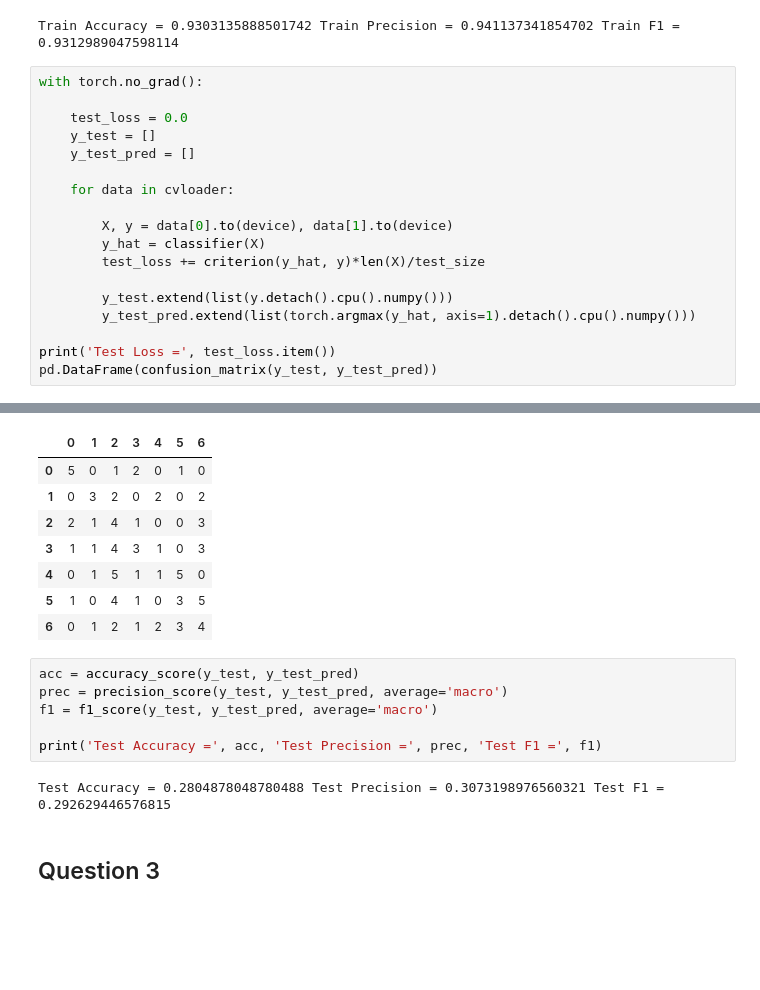
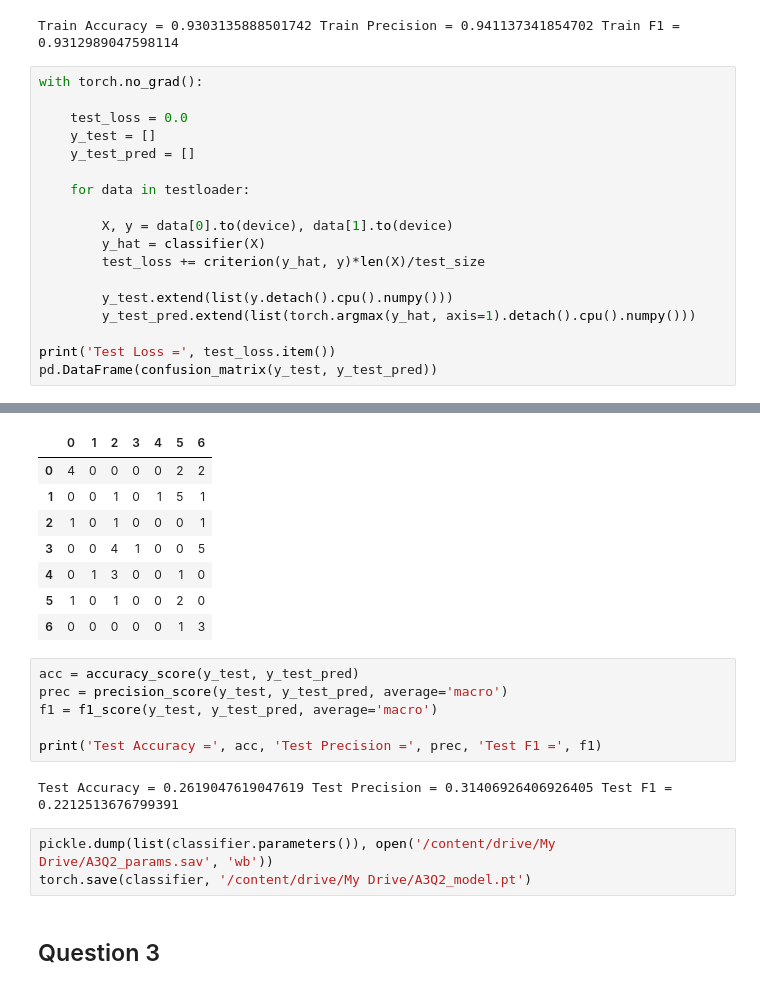
Before and after one commit to TheOneCodeGuy/Convolution-Neural-Networks, a Jupyter notebook: Q1_Q2_Q3.ipynb, the cells around one changed output, grey strips where cells are left out. Saved outputs shown, nothing was run; the diff lists cells and outputs as text; blank space fills up the shorter version.

Commit message:
Stored trained models

```diff
--- a/Q1_Q2_Q3.ipynb
+++ b/Q1_Q2_Q3.ipynb
@@ -1072,7 +1070,7 @@ with torch.no_grad():
     y_test = []
     y_test_pred = []
 
-    for data in cvloader:
+    for data in testloader:
 
         X, y = data[0].to(device), data[1].to(device)
         y_hat = classifier(X)
@@ -1088,11 +1086,11 @@ Test Loss = 4.930881977081299
 |  | 0 | 1 | 2 | 3 | 4 | 5 | 6 |
-| 0 | 5 | 0 | 1 | 2 | 0 | 1 | 0 |
-| 1 | 0 | 3 | 2 | 0 | 2 | 0 | 2 |
-| 2 | 2 | 1 | 4 | 1 | 0 | 0 | 3 |
-| 3 | 1 | 1 | 4 | 3 | 1 | 0 | 3 |
-| 4 | 0 | 1 | 5 | 1 | 1 | 5 | 0 |
-| 5 | 1 | 0 | 4 | 1 | 0 | 3 | 5 |
-| 6 | 0 | 1 | 2 | 1 | 2 | 3 | 4 |
+| 0 | 4 | 0 | 0 | 0 | 0 | 2 | 2 |
+| 1 | 0 | 0 | 1 | 0 | 1 | 5 | 1 |
+| 2 | 1 | 0 | 1 | 0 | 0 | 0 | 1 |
+| 3 | 0 | 0 | 4 | 1 | 0 | 0 | 5 |
+| 4 | 0 | 1 | 3 | 0 | 0 | 1 | 0 |
+| 5 | 1 | 0 | 1 | 0 | 0 | 2 | 0 |
+| 6 | 0 | 0 | 0 | 0 | 0 | 1 | 3 |
 # %%
 acc = accuracy_score(y_test, y_test_pred)
 prec = precision_score(y_test, y_test_pred, average='macro')
@@ -1100,7 +1098,10 @@ f1 = f1_score(y_test, y_test_pred, average='macro')
 
 print('Test Accuracy =', acc, 'Test Precision =', prec, 'Test F1 =', f1)
 # %% [output]
-Test Accuracy = 0.2804878048780488 Test Precision = 0.3073198976560321 Test F1 = 0.292629446576815
+Test Accuracy = 0.2619047619047619 Test Precision = 0.31406926406926405 Test F1 = 0.2212513676799391
+# %%
+pickle.dump(list(classifier.parameters()), open('/content/drive/My Drive/A3Q2_params.sav', 'wb'))
+torch.save(classifier, '/content/drive/My Drive/A3Q2_model.pt')
 # %% [markdown]
 ## Question 3
 # %%
```
Also changed, not shown: parts of 8 cells of this notebook.
